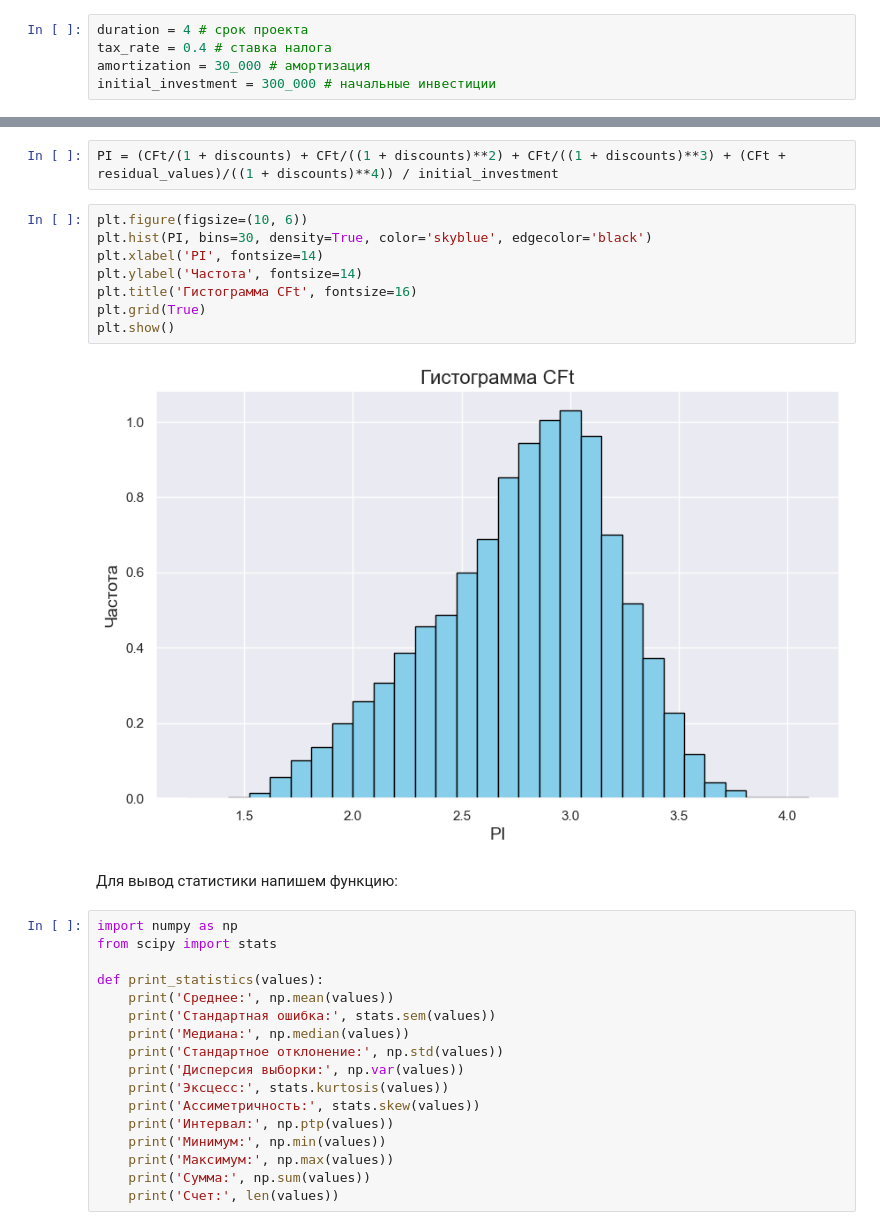
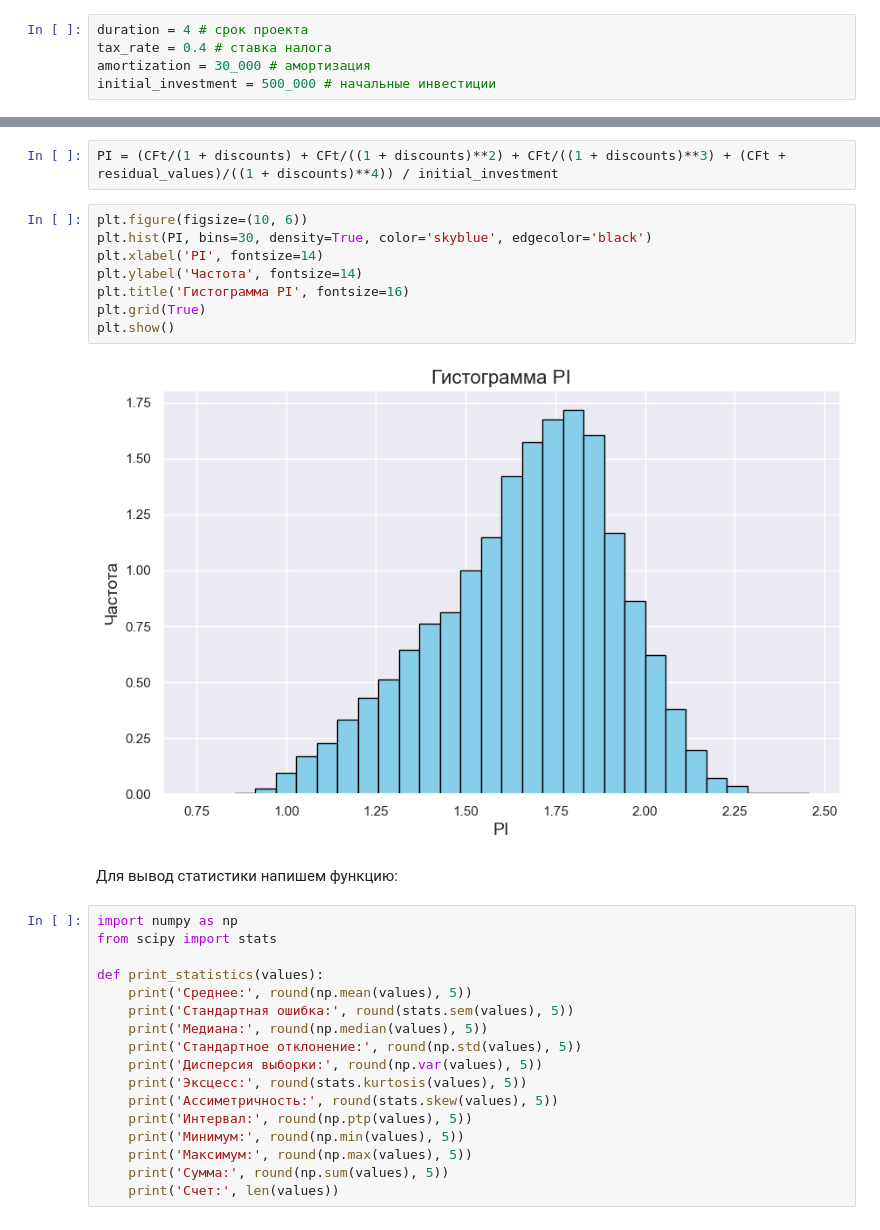
Before and after one commit to Malomalsky/imit, a Jupyter notebook: src/monte_carlo.ipynb, the cells around one changed output, grey strips where cells are left out. Cells and saved outputs as stored; diff of their text form.

```diff
--- a/src/monte_carlo.ipynb
+++ b/src/monte_carlo.ipynb
@@ -12,7 +12,7 @@ randint(1, 12)
 duration = 4 # срок проекта
 tax_rate = 0.4 # ставка налога
 amortization = 30_000 # амортизация
-initial_investment = 300_000 # начальные инвестиции
+initial_investment = 500_000 # начальные инвестиции
 # %% [markdown]
 Сгенерируем список из сотни значений для характеристики "Объем выпуска, тыс. шт.", распределенной по нормальному закону. Для воспроизводимости результатов эксперимента зафиксируем зерно псевдослучайного генератора
 # %%
@@ -204,13 +204,13 @@ PI = (CFt/(1 + discounts) + CFt/((1 + discounts)**2) + CFt/((1 + discounts)**3)
 # %%
 plt.figure(figsize=(10, 6))
 plt.hist(PI, bins=30, density=True, color='skyblue', edgecolor='black')
 plt.xlabel('PI', fontsize=14)
 plt.ylabel('Частота', fontsize=14)
-plt.title('Гистограмма CFt', fontsize=16)
+plt.title('Гистограмма PI', fontsize=16)
 plt.grid(True)
 plt.show()
 # %% [output]
-[figure, old version]
+[figure, new version]
 # %% [markdown]
 Для вывод статистики напишем функцию:
 # %%
@@ -218,17 +218,17 @@ import numpy as np
 from scipy import stats
 
 def print_statistics(values):
-    print('Среднее:', np.mean(values))
-    print('Стандартная ошибка:', stats.sem(values))
-    print('Медиана:', np.median(values))
-    print('Стандартное отклонение:', np.std(values))
-    print('Дисперсия выборки:', np.var(values))
-    print('Эксцесс:', stats.kurtosis(values))
-    print('Ассиметричность:', stats.skew(values))
-    print('Интервал:', np.ptp(values))
-    print('Минимум:', np.min(values))
-    print('Максимум:', np.max(values))
-    print('Сумма:', np.sum(values))
+    print('Среднее:', round(np.mean(values), 5))
+    print('Стандартная ошибка:', round(stats.sem(values), 5))
+    print('Медиана:', round(np.median(values), 5))
+    print('Стандартное отклонение:', round(np.std(values), 5))
+    print('Дисперсия выборки:', round(np.var(values), 5))
+    print('Эксцесс:', round(stats.kurtosis(values), 5))
+    print('Ассиметричность:', round(stats.skew(values), 5))
+    print('Интервал:', round(np.ptp(values), 5))
+    print('Минимум:', round(np.min(values), 5))
+    print('Максимум:', round(np.max(values), 5))
+    print('Сумма:', round(np.sum(values), 5))
     print('Счет:', len(values))
 # %%
 print('Статистические показатели характеристики "Ежегодный доход"')
```
Also changed, not shown: parts of 9 cells of this notebook, 1 other file.
